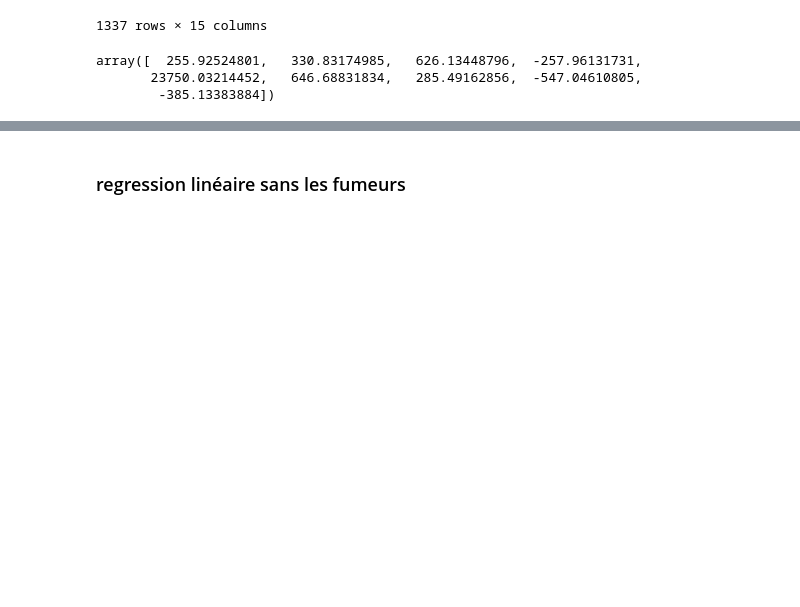
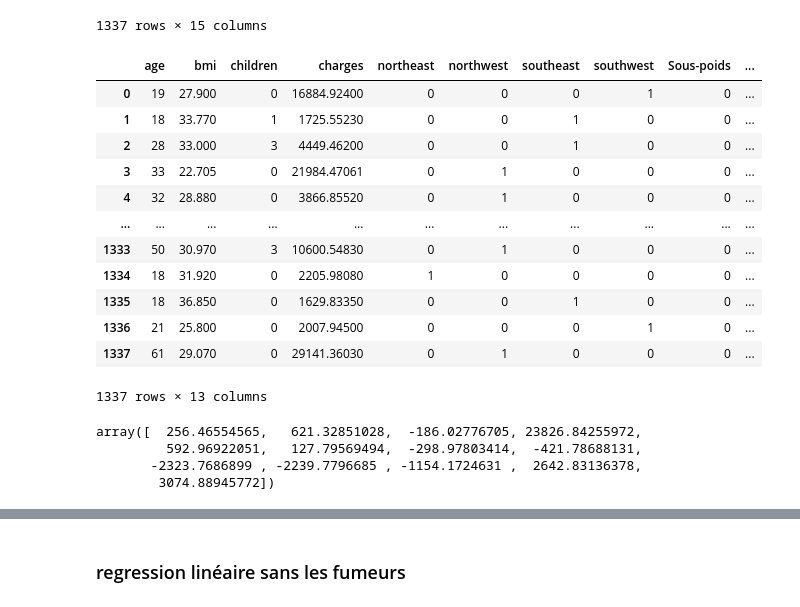
Before and after one commit to istaion/Assur_aimant, a Jupyter notebook: Hacene/modelisation.ipynb, the cells around one changed output, grey strips where cells are left out. Saved outputs shown, nothing was run; the diff lists cells and outputs as text; code cells hidden in the pictures; blank space fills up the shorter version.

```diff
--- a/Hacene/modelisation.ipynb
+++ b/Hacene/modelisation.ipynb
@@ -37,12 +38,12 @@ labels = ['Sous-poids', 'Poids normal', 'Surpoids', 'Obésité', 'Obésité sév
 # Ajouter une nouvelle colonne dans le DataFrame pour les tranches de BMI
 df['BMI_category'] = pd.cut(df['bmi'], bins=bins, labels=labels, right=False)
 # %%
-# Définir les tranches d'ages
-bins = [18, 36, 45, 55, 65]  # Tranches de BMI
-labels = ['18-35', '36-45', '46-55', 'plus de 55 ans']
+# # Définir les tranches d'ages
+# bins = [18, 36, 45, 55, 65]  # Tranches de BMI
+# labels = ['18-35', '36-45', '46-55', 'plus de 55 ans']
 
-# Ajouter une nouvelle colonne dans le DataFrame pour les tranches de BMI
-df['age_categories'] = pd.cut(df['age'], bins=bins, labels=labels, right=False)
+# # Ajouter une nouvelle colonne dans le DataFrame pour les tranches de BMI
+# df['age_categories'] = pd.cut(df['age'], bins=bins, labels=labels, right=False)
 # %%
 #Label encoder pour le sexe et si les usagers sont fumeurs
 
@@ -113,16 +114,33 @@ df_2
 | 1336 | 21 | 25.800 | 0 | 2007.94500 | 0 | 0 | 0 | 0 | 0 | ... |
 | 1337 | 61 | 29.070 | 0 | 29141.36030 | 0 | 1 | 0 | 1 | 0 | ... |
 1337 rows × 15 columns
+# %%
+df_2
+# %% [output]
+|  | age | bmi | children | charges | northeast | northwest | southeast | southwest | Sous-poids | ... |
+| 0 | 19 | 27.900 | 0 | 16884.92400 | 0 | 0 | 0 | 1 | 0 | ... |
+| 1 | 18 | 33.770 | 1 | 1725.55230 | 0 | 0 | 1 | 0 | 0 | ... |
+| 2 | 28 | 33.000 | 3 | 4449.46200 | 0 | 0 | 1 | 0 | 0 | ... |
+| 3 | 33 | 22.705 | 0 | 21984.47061 | 0 | 1 | 0 | 0 | 0 | ... |
+| 4 | 32 | 28.880 | 0 | 3866.85520 | 0 | 1 | 0 | 0 | 0 | ... |
+| ... | ... | ... | ... | ... | ... | ... | ... | ... | ... | ... |
+| 1333 | 50 | 30.970 | 3 | 10600.54830 | 0 | 1 | 0 | 0 | 0 | ... |
+| 1334 | 18 | 31.920 | 0 | 2205.98080 | 1 | 0 | 0 | 0 | 0 | ... |
+| 1335 | 18 | 36.850 | 0 | 1629.83350 | 0 | 0 | 1 | 0 | 0 | ... |
+| 1336 | 21 | 25.800 | 0 | 2007.94500 | 0 | 0 | 0 | 1 | 0 | ... |
+| 1337 | 61 | 29.070 | 0 | 29141.36030 | 0 | 1 | 0 | 0 | 0 | ... |
+1337 rows × 13 columns
 # %%
 line_reg = LinearRegression()
-X_train, X_test, y_train, y_test =train_test_split(df_2.drop('charges', axis = 1), df_2['charges'],random_state=42, test_size=0.2, stratify=df_2[['smoker_encode']])
+X_train, X_test, y_train, y_test =train_test_split(df_2.drop(['charges', 'bmi'], axis = 1), df_2['charges'],random_state=42, test_size=0.2, stratify=df_2[['smoker_encode']])
 # line_reg.fit(df_2.drop(['charges', 'children', 'northeast','northwest','southeast','southwest'], axis=1), df_2['charges'])
 line_reg.fit(X_train,y_train)
 line_reg.coef_
 # %% [output]
-array([  255.92524801,   330.83174985,   626.13448796,  -257.96131731,
-       23750.03214452,   646.68831834,   285.49162856,  -547.04610805,
-        -385.13383884])
+array([  256.46554565,   621.32851028,  -186.02776705, 23826.84255972,
+         592.96922051,   127.79569494,  -298.97803414,  -421.78688131,
+       -2323.7686899 , -2239.7796685 , -1154.1724631 ,  2642.83136378,
+        3074.88945772])
 # %%
 # line_reg.score(df_2.drop(['charges', 'children', 'northeast','northwest','southeast','southwest'], axis=1), df_2['charges'])
 line_reg.score(X_train,y_train)
```
Also changed, not shown: parts of 7 cells of this notebook, 4 other files.
